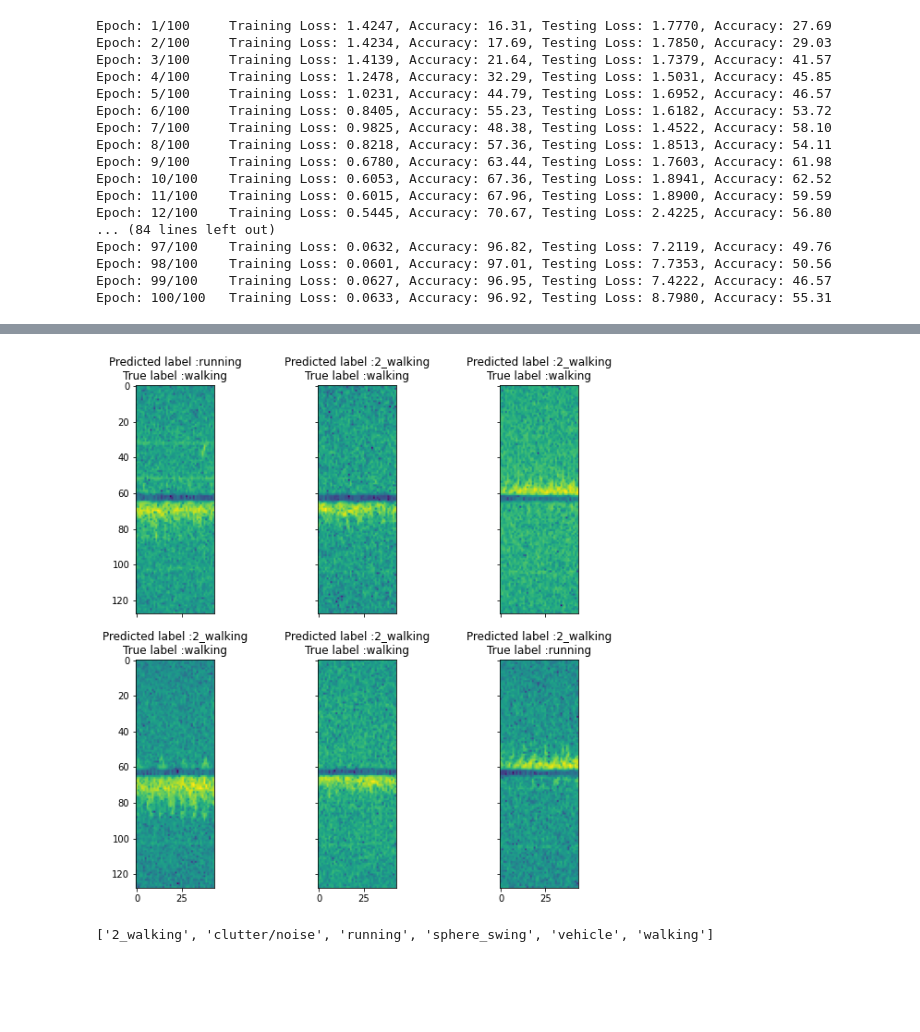
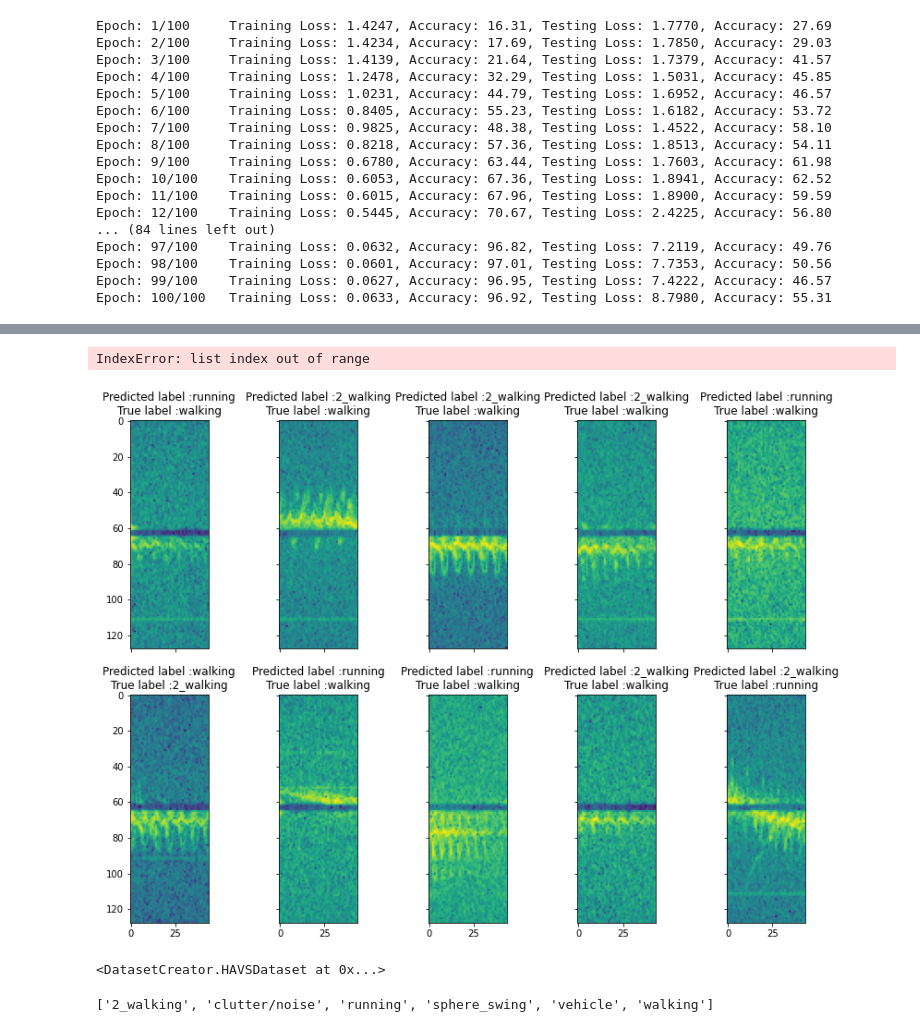
Before and after one commit to nemashy/Masters-Nyasha, a Jupyter notebook: Training/CNN Training.ipynb, the cells around one changed output, grey strips where cells are left out. Saved outputs shown, nothing was run; the diff lists cells and outputs as text; code cells hidden in the pictures; blank space fills up the shorter version.

```diff
--- a/Training/CNN Training.ipynb
+++ b/Training/CNN Training.ipynb
@@ -201,5 +240,14 @@ _,_,errors,  y_pred_errors, y_true_errors = evaluate_model(train_loader, device,
 # %%
-x_train_errors = x_train[errors]
-display_errors([1, 2, 3, 4, 5, 6], x_train_errors, y_pred_errors, y_true_errors, train_dataset)
+x_test_errors = x_test[errors]
+display_errors([1, 2, 3, 4, 5, 6], x_test_errors, y_pred_errors, y_true_errors, test_dataset)
 # %% [output]
-[figure, removed]
+IndexError: list index out of range
+# %%
+x_test_errors = x_test[errors]
+display_errors(x_test_errors, y_pred_errors, y_true_errors, test_dataset)
+# %% [output]
+[figure, added]
+# %%
+test_dataset
+# %% [output]
+<DatasetCreator.HAVSDataset at 0x...>
```
Also changed, not shown: parts of 12 cells of this notebook, 7 other files.
